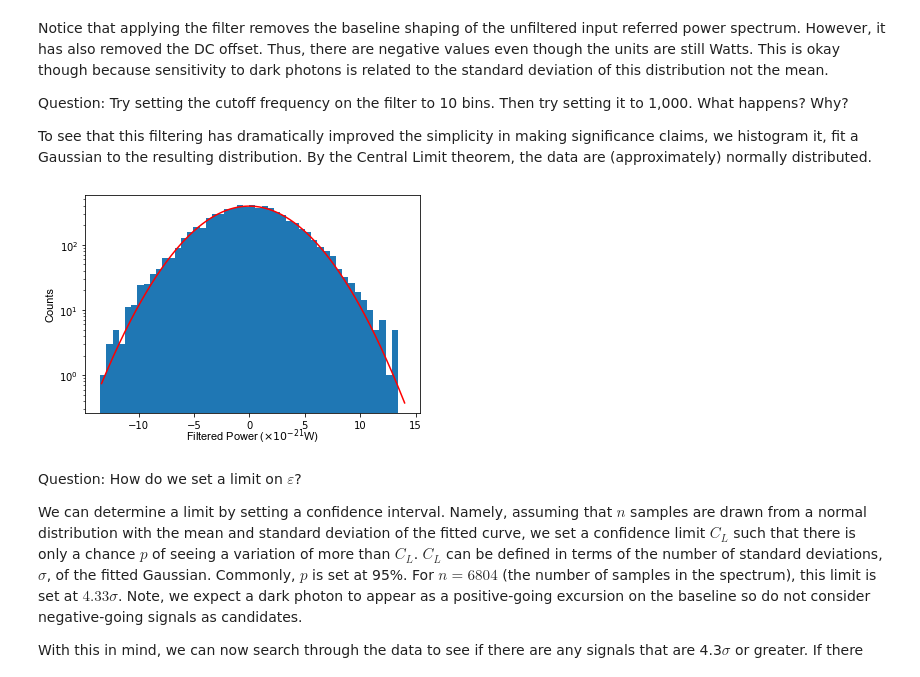
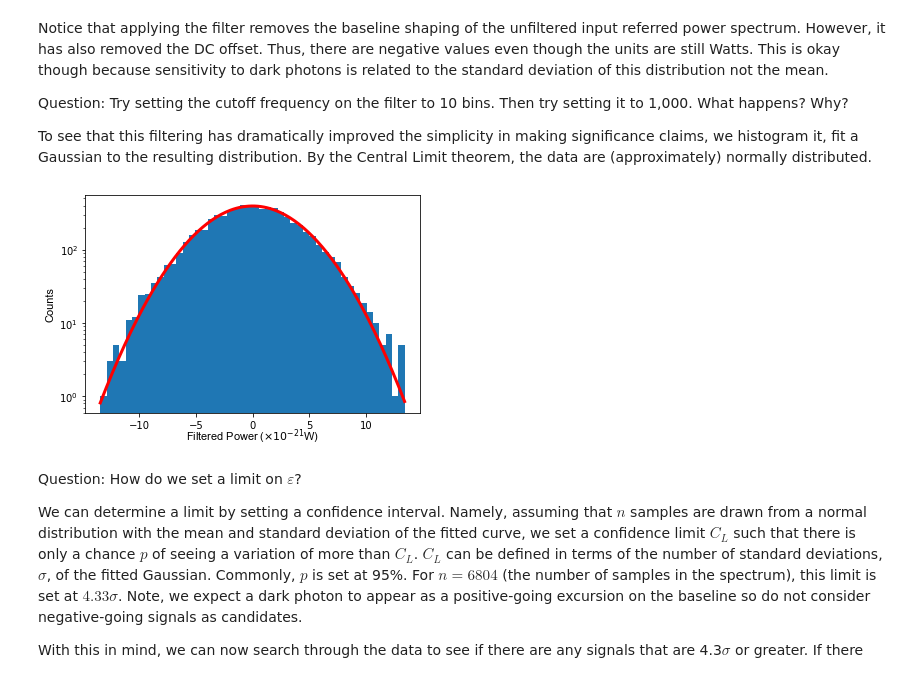
Before and after one commit to josephmlev/darkRadio, a Jupyter notebook: HEPCAT_2022/HEPCAT_Analysis.ipynb, the cells around one changed output. Saved outputs shown, nothing was run; the diff lists cells and outputs as text; code cells hidden in the pictures.

```diff
--- a/HEPCAT_2022/HEPCAT_Analysis.ipynb
+++ b/HEPCAT_2022/HEPCAT_Analysis.ipynb
@@ -29,7 +32,7 @@ over the frequency span you took data. We start by first loading this data into
 # %%
 %matplotlib inline
 #Set the directory and file name where your data are stored
-dataDir = '/Users/bengodfrey/Documents/Research/DarkRadio/Aaronia/'
+dataDir = './'
 fileName = '4Ghz-2MCs-1e6-1e5-dclosed-LR5.csv'
 
 # Load the data in the .CSV into a tabular data structure called a dataframe. This will allow you
@@ -215,28 +218,33 @@ To see that this filtering has dramatically improved the simplicity in making si
 # %%
 # Scale the filtered data to more sensible unit (zW)
 scaledFilteredData = filteredData*10**21
 
 # Apply the Freedman-Diaconis rule to determine bin widths / number of bins
 binWidth = 2 * iqr(scaledFilteredData) / (len(scaledFilteredData)**(1./3.))
 numBins = int((max(scaledFilteredData) - min(scaledFilteredData))/binWidth)
 
 binSpace = np.linspace(min(scaledFilteredData), max(scaledFilteredData), numBins)
 
 # Histogram the scaled and filtered power spectrum
 n, bins, patches = plt.hist(scaledFilteredData, bins = binSpace, density = False)
 plt.xlabel(r'Filtered Power ($\times 10^{-21}$W)', labelpad = 15, **label_font)
 plt.ylabel('Counts', **label_font)
 
 # Fit a Gaussian to the histogramm-ed data
 popt,pcov = curve_fit(gaus,(bins[1:] + bins[:-1])/2., n, p0=[390.0,0,np.std(scaledFilteredData)])
-fitAmps = gaus((bins[1:] + bins[:-1])/2., *popt)
 
+#fitAmps = gaus((bins[1:] + bins[:-1])/2., *popt)
 #fitAmps = fitAmps*np.sum(n)/np.sum(fitAmps)
-plt.plot(fitFreqs, fitPlots, 'r-')
+
+
+# Display the fitted Gaussian
+fitFreqs = np.linspace(min(scaledFilteredData), max(scaledFilteredData), num = 200)
+fitPlots = gaus(fitFreqs, *popt)
+plt.plot(fitFreqs, fitPlots, 'r-', linewidth = 3)
 plt.gca().set_yscale('log')
 plt.show()
 # %% [output]
-[figure, old version]
+[figure, new version]
 # %% [markdown]
 Question: How do we set a limit on $\varepsilon$?
 
```
Also changed, not shown: parts of 3 cells of this notebook, 2 other files.
